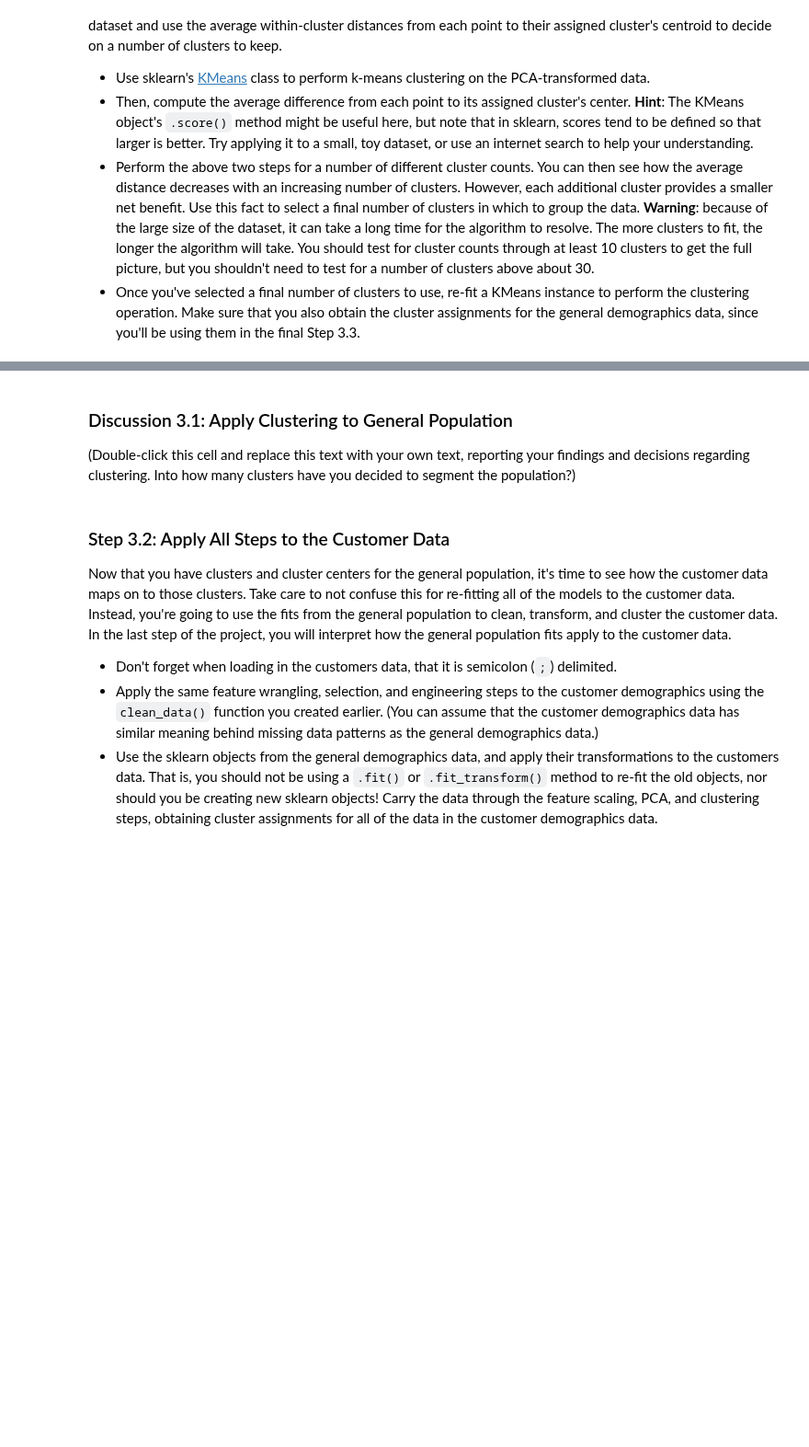
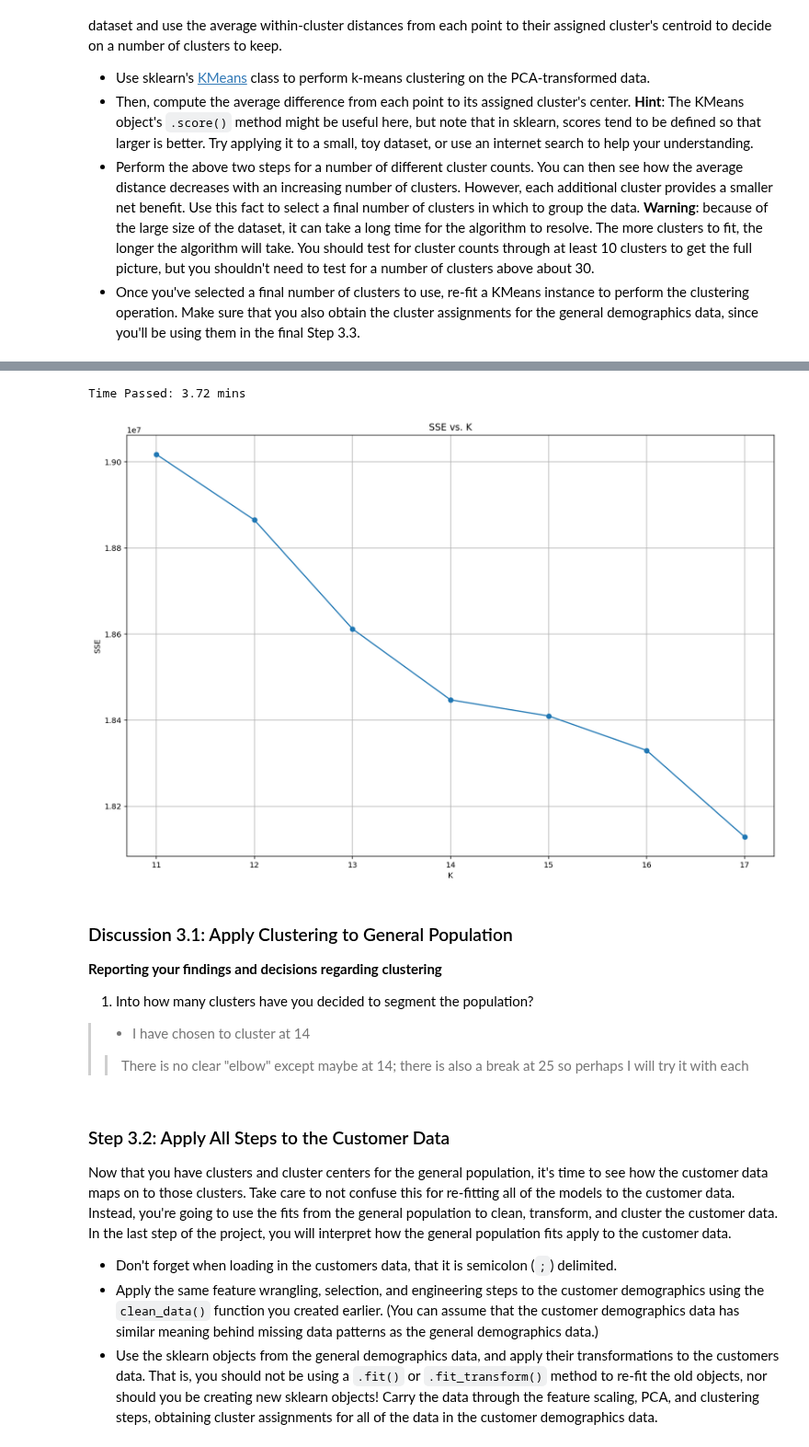
Before and after one commit to ChristopherDaigle/Udacity, a Jupyter notebook: IntroductionToMachineLearningProgram/Part4_UnsupervisedLearning/Project/Identify_Customer_Segments1.ipynb, the cells around one changed output, grey strips where cells are left out. Shown at 92% size. Cells and saved outputs as stored; diff of their text form; code cells hidden in the pictures; blank space fills up the shorter version.

```diff
--- a/IntroductionToMachineLearningProgram/Part4_UnsupervisedLearning/Project/Identify_Customer_Segments1.ipynb
+++ b/IntroductionToMachineLearningProgram/Part4_UnsupervisedLearning/Project/Identify_Customer_Segments1.ipynb
@@ -1306,0 +1317,25 @@ Time Passed: 66.53 mins
+# %%
+# Re-fit the k-means model with the selected number of clusters and obtain
+# cluster predictions for the general population demographics data.
+import time
+from sklearn.cluster import KMeans
+start_time = time.time()
+
+sse = []
+k_range = np.arange(11,18)
+
+for k in k_range:
+    kmeans = KMeans(k).fit(pca_features_sample)
+    sse.append(np.abs(kmeans.score(pca_features_sample)))
+
+plt.figure(figsize=(15, 10))
+plt.plot(k_range, sse, linestyle='-', marker='o')
+plt.grid()
+plt.xlabel('K')
+plt.ylabel('SSE')
+plt.title('SSE vs. K')
+
+print('Time Passed: {} mins'.format(np.round(((time.time() - start_time)/60),2)))
+# %% [output]
+Time Passed: 3.72 mins
+[figure, added]
@@ -1307,7 +1345,10 @@ Time Passed: 66.53 mins
 # %% [markdown]
 ### Discussion 3.1: Apply Clustering to General Population
 
-(Double-click this cell and replace this text with your own text, reporting your findings and decisions regarding clustering. Into how many clusters have you decided to segment the population?)
+**Reporting your findings and decisions regarding clustering**
+1. Into how many clusters have you decided to segment the population?
+> * I have chosen to cluster at 14
+>> There is no clear "elbow" except maybe at 14; there is also a break at 25 so perhaps I will try it with each
 # %% [markdown]
 ### Step 3.2: Apply All Steps to the Customer Data
 
```
Also changed, not shown: parts of 33 cells of this notebook.
